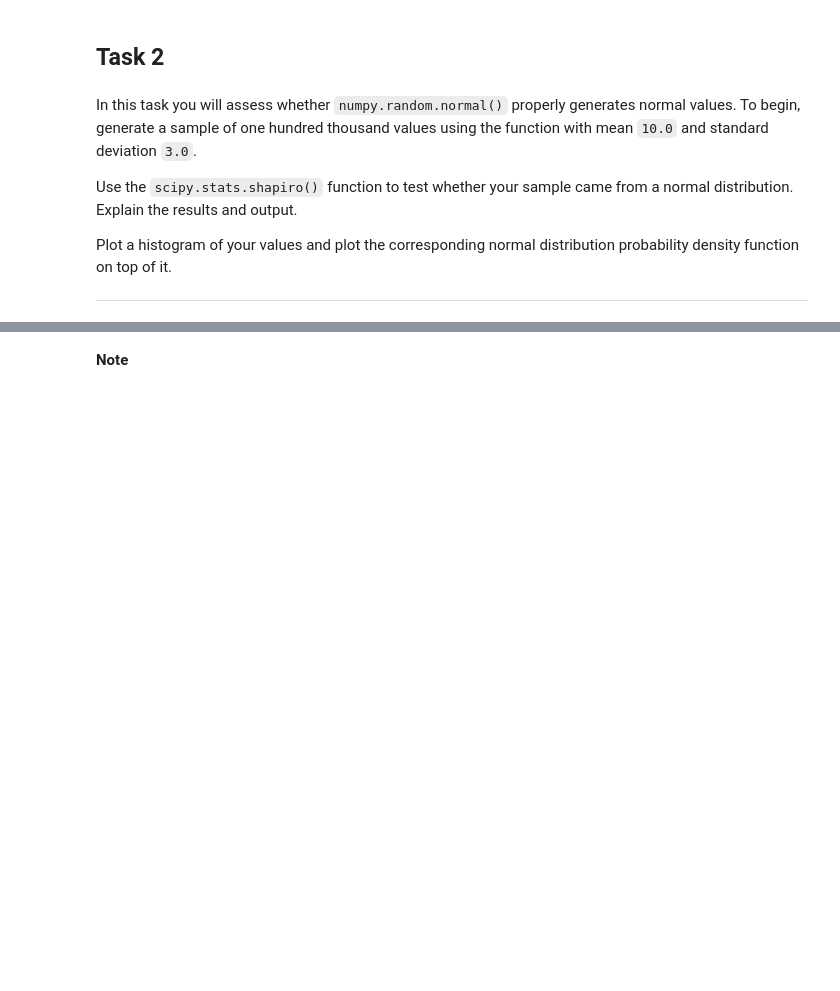
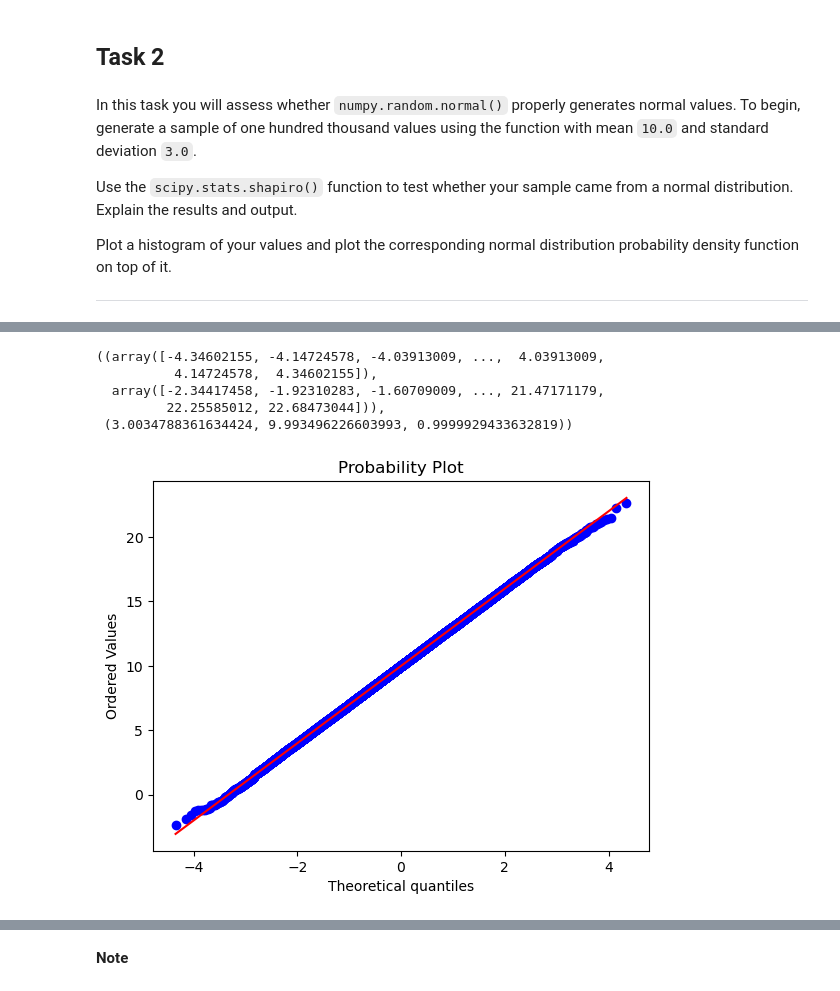
Before and after one commit to ECronin1973/Applied_Statistics_MyWork, a Jupyter notebook: tasks.ipynb, the cells around one changed output, grey strips where cells are left out. Cells and saved outputs as stored; diff of their text form; code cells hidden in the pictures; blank space fills up the shorter version.

```diff
--- a/tasks.ipynb
+++ b/tasks.ipynb
@@ -605,0 +680,15 @@ In our case, the p-value is 0.906, which is much higher than 0.05. This means we
+# %%
+from scipy import stats
+
+# Create an empty plot.
+fig, ax = plt.subplots()
+
+# Create a q-q plot.
+stats.probplot(sample, dist='norm', plot=ax)
+# %% [output]
+((array([-4.34602155, -4.14724578, -4.03913009, ...,  4.03913009,
+          4.14724578,  4.34602155]),
+  array([-2.34417458, -1.92310283, -1.60709009, ..., 21.47171179,
+         22.25585012, 22.68473044])),
+ (3.0034788361634424, 9.993496226603993, 0.9999929433632819))
+[figure, added]
```
Also changed, not shown: parts of 15 cells of this notebook.
